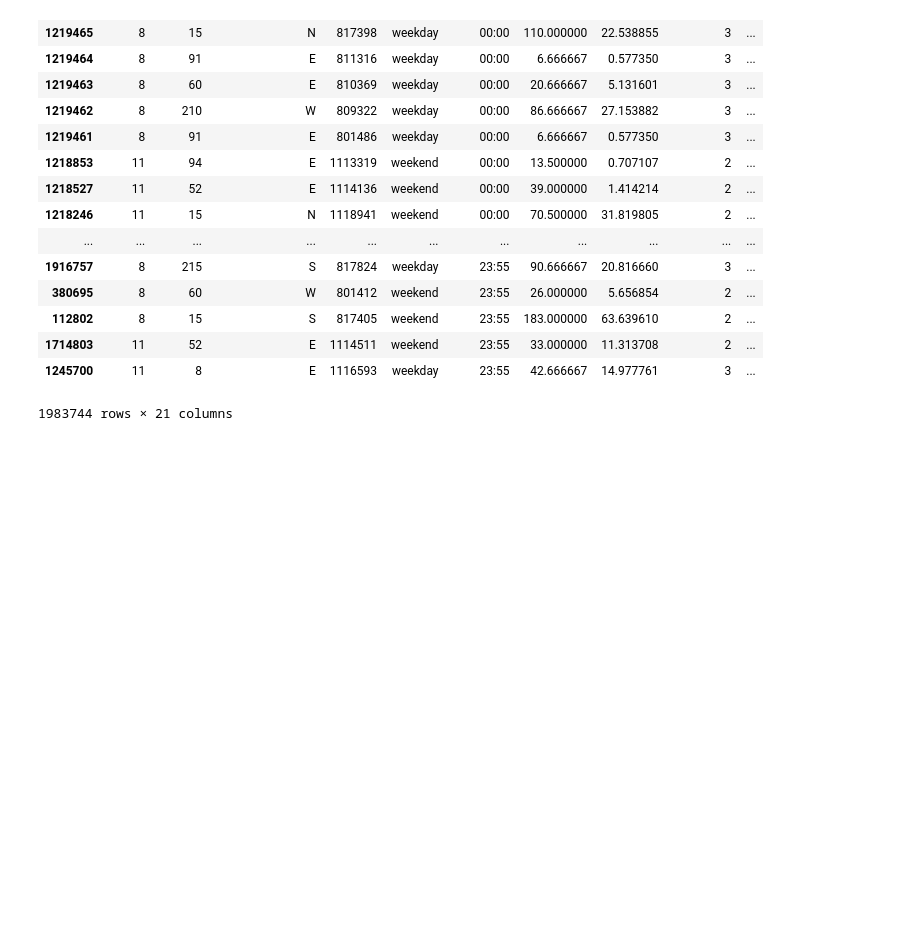
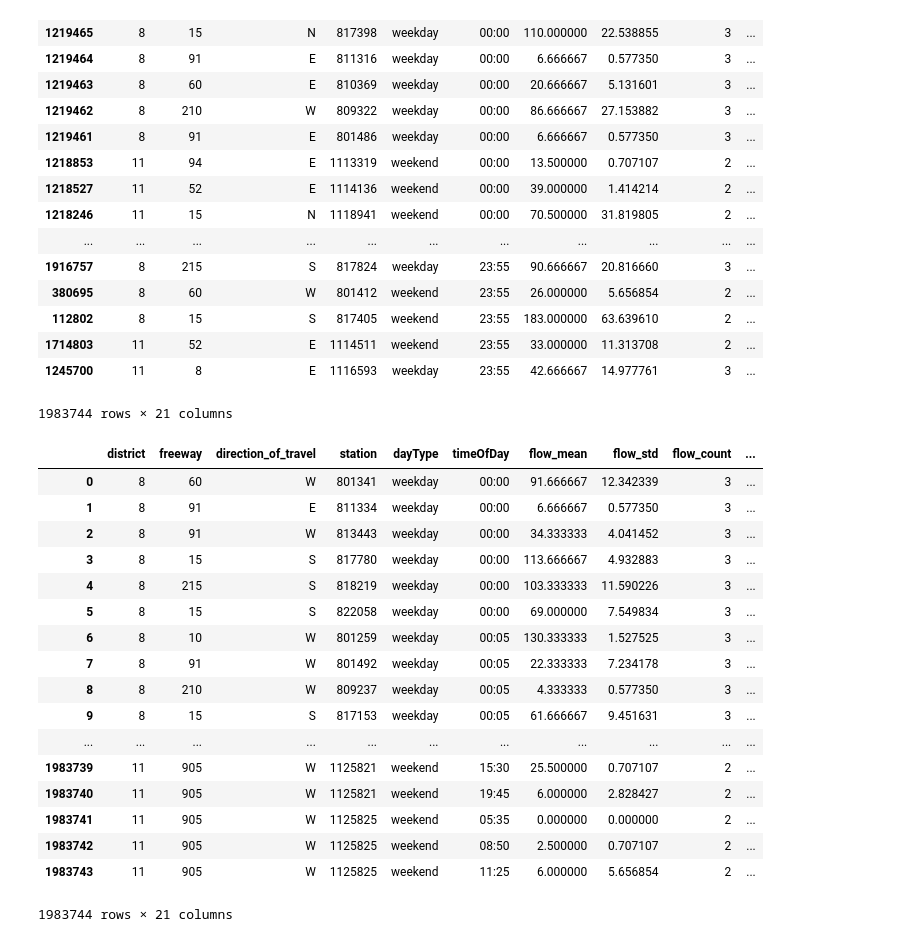
Before and after one commit to abrespect/DSE_Cohort2_Traffic_Capstone, a Jupyter notebook: cohort2/exploration/wiggles_on_roids.ipynb, the cells around one changed output. Drawn from its saved outputs; the diff is of its cells as text; code cells hidden in the pictures; blank space fills up the shorter version.

```diff
--- a/cohort2/exploration/wiggles_on_roids.ipynb
+++ b/cohort2/exploration/wiggles_on_roids.ipynb
@@ -308,3 +308,24 @@ df.sort_values('timeOfDay')
 | 1714803 | 11 | 52 | E | 1114511 | weekend | 23:55 | 33.000000 | 11.313708 | 2 | ... |
 | 1245700 | 11 | 8 | E | 1116593 | weekday | 23:55 | 42.666667 | 14.977761 | 3 | ... |
 1983744 rows × 21 columns
+# %%
+df
+# %% [output]
+|  | district | freeway | direction_of_travel | station | dayType | timeOfDay | flow_mean | flow_std | flow_count | ... |
+| 0 | 8 | 60 | W | 801341 | weekday | 00:00 | 91.666667 | 12.342339 | 3 | ... |
+| 1 | 8 | 91 | E | 811334 | weekday | 00:00 | 6.666667 | 0.577350 | 3 | ... |
+| 2 | 8 | 91 | W | 813443 | weekday | 00:00 | 34.333333 | 4.041452 | 3 | ... |
+| 3 | 8 | 15 | S | 817780 | weekday | 00:00 | 113.666667 | 4.932883 | 3 | ... |
+| 4 | 8 | 215 | S | 818219 | weekday | 00:00 | 103.333333 | 11.590226 | 3 | ... |
+| 5 | 8 | 15 | S | 822058 | weekday | 00:00 | 69.000000 | 7.549834 | 3 | ... |
+| 6 | 8 | 10 | W | 801259 | weekday | 00:05 | 130.333333 | 1.527525 | 3 | ... |
+| 7 | 8 | 91 | W | 801492 | weekday | 00:05 | 22.333333 | 7.234178 | 3 | ... |
+| 8 | 8 | 210 | W | 809237 | weekday | 00:05 | 4.333333 | 0.577350 | 3 | ... |
+| 9 | 8 | 15 | S | 817153 | weekday | 00:05 | 61.666667 | 9.451631 | 3 | ... |
+| ... | ... | ... | ... | ... | ... | ... | ... | ... | ... | ... |
+| 1983739 | 11 | 905 | W | 1125821 | weekend | 15:30 | 25.500000 | 0.707107 | 2 | ... |
+| 1983740 | 11 | 905 | W | 1125821 | weekend | 19:45 | 6.000000 | 2.828427 | 2 | ... |
+| 1983741 | 11 | 905 | W | 1125825 | weekend | 05:35 | 0.000000 | 0.000000 | 2 | ... |
+| 1983742 | 11 | 905 | W | 1125825 | weekend | 08:50 | 2.500000 | 0.707107 | 2 | ... |
+| 1983743 | 11 | 905 | W | 1125825 | weekend | 11:25 | 6.000000 | 5.656854 | 2 | ... |
+1983744 rows × 21 columns
```
Also changed, not shown: 1 other file.
